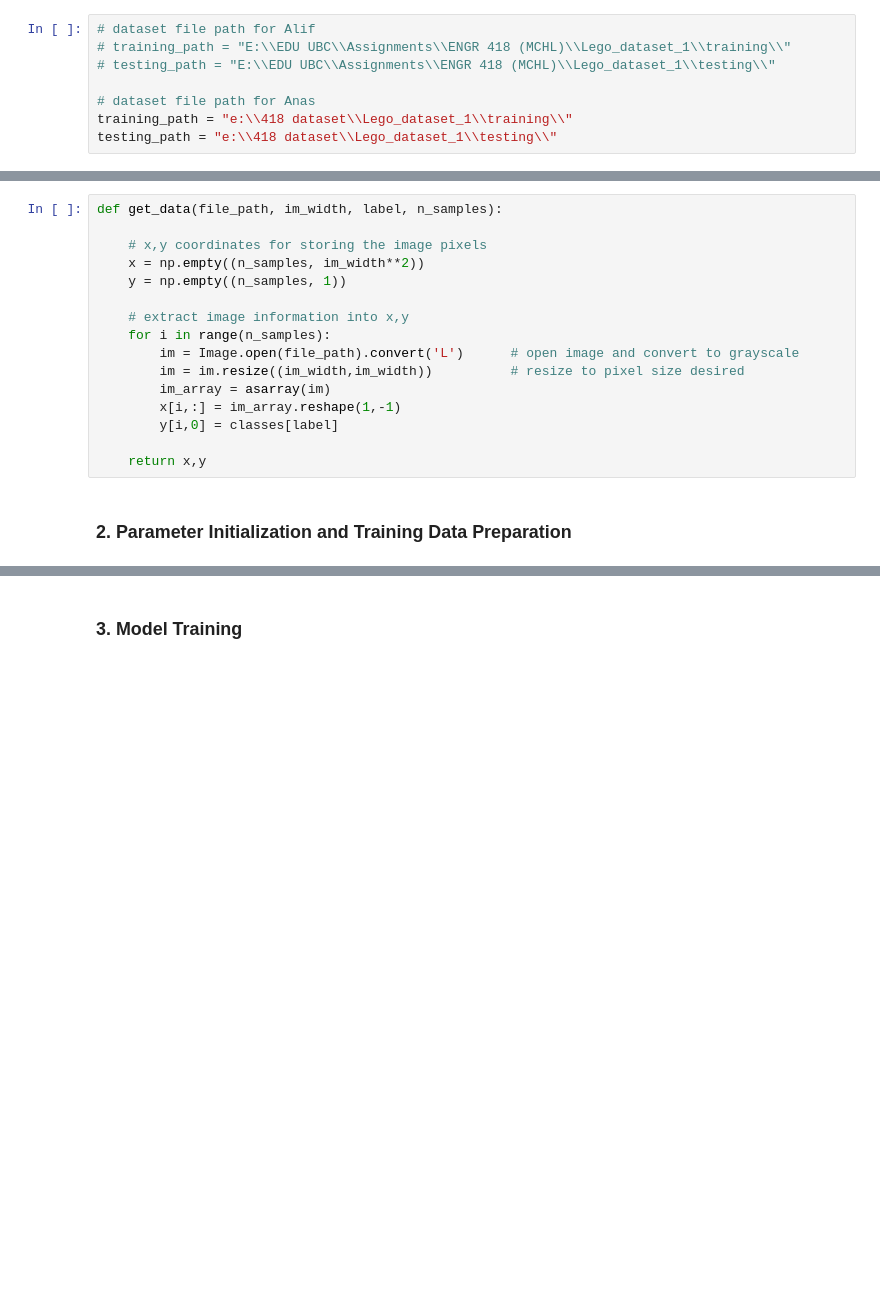
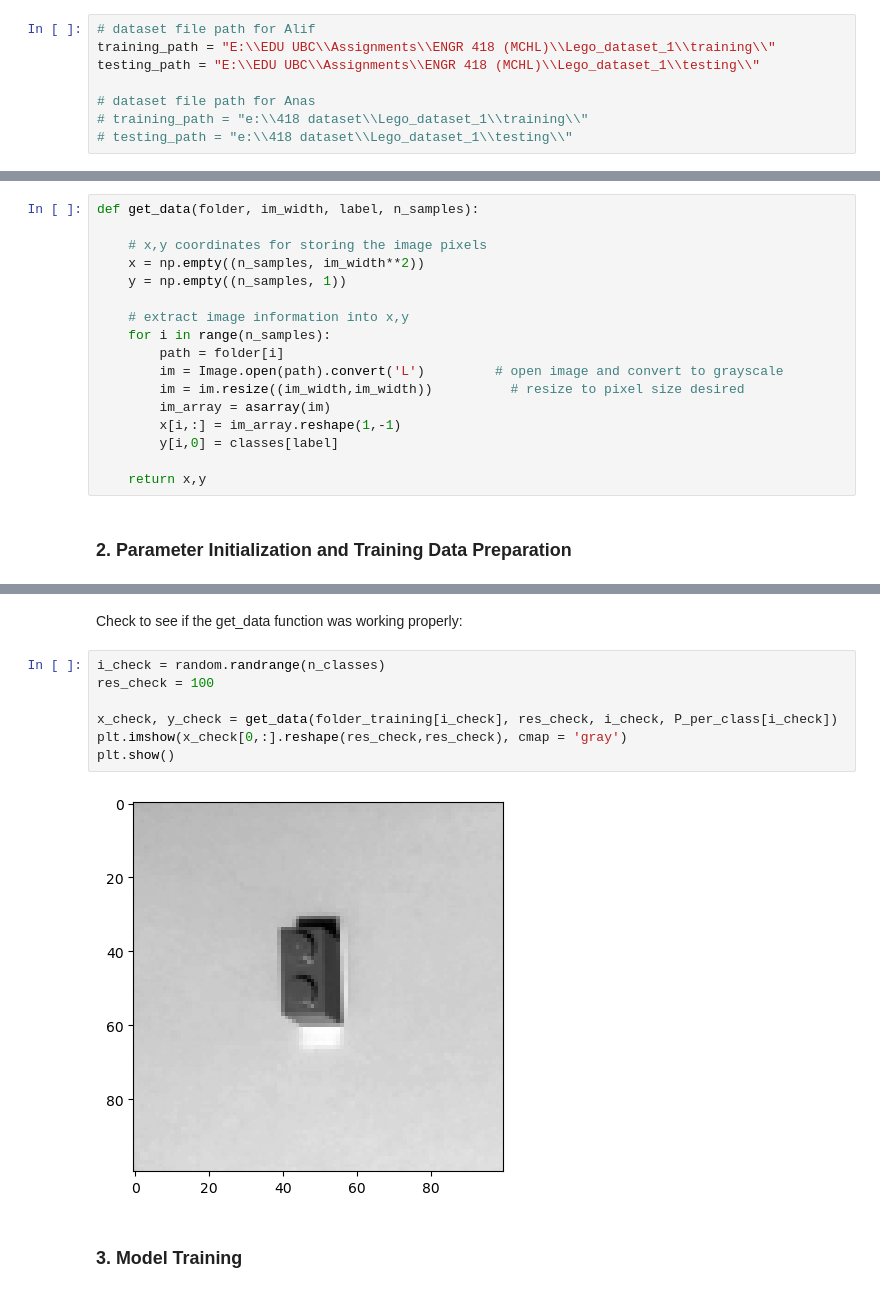
Before and after one commit to lemslemslems/engr418_project, a Jupyter notebook: Group_7_stage_1_code.ipynb, the cells around one changed output, grey strips where cells are left out. Drawn from its saved outputs; the diff is of its cells as text; blank space fills up the shorter version.

```diff
--- a/Group_7_stage_1_code.ipynb
+++ b/Group_7_stage_1_code.ipynb
@@ -26,12 +27,12 @@ from PIL import Image                                           # image processo
 User-defined Paths:
 # %%
 # dataset file path for Alif
-# training_path = "E:\\EDU UBC\\Assignments\\ENGR 418 (MCHL)\\Lego_dataset_1\\training\\"
-# testing_path = "E:\\EDU UBC\\Assignments\\ENGR 418 (MCHL)\\Lego_dataset_1\\testing\\"
+training_path = "E:\\EDU UBC\\Assignments\\ENGR 418 (MCHL)\\Lego_dataset_1\\training\\"
+testing_path = "E:\\EDU UBC\\Assignments\\ENGR 418 (MCHL)\\Lego_dataset_1\\testing\\"
 
 # dataset file path for Anas
-training_path = "e:\\418 dataset\\Lego_dataset_1\\training\\"
-testing_path = "e:\\418 dataset\\Lego_dataset_1\\testing\\"
+# training_path = "e:\\418 dataset\\Lego_dataset_1\\training\\"
+# testing_path = "e:\\418 dataset\\Lego_dataset_1\\testing\\"
 # %% [markdown]
 Assign arrays of training and testing by redirecting the arrays to the specified paths:
 # %%
@@ -87,7 +91,7 @@ for i in range(len(folder_testing)):
 # %% [markdown]
 Define a function "get_data" to retrieve information about the chosen images:
 # %%
-def get_data(file_path, im_width, label, n_samples):
+def get_data(folder, im_width, label, n_samples):
 
     # x,y coordinates for storing the image pixels
     x = np.empty((n_samples, im_width**2))
@@ -95,7 +99,8 @@ def get_data(file_path, im_width, label, n_samples):
 
     # extract image information into x,y
     for i in range(n_samples):
-        im = Image.open(file_path).convert('L')      # open image and convert to grayscale
+        path = folder[i]
+        im = Image.open(path).convert('L')         # open image and convert to grayscale
         im = im.resize((im_width,im_width))          # resize to pixel size desired
         im_array = asarray(im)
         x[i,:] = im_array.reshape(1,-1)
@@ -119,6 +123,17 @@ for i in range(n_classes):
 print(x_train.shape, y_train.shape)
 # %% [output]
 (144, 4096) (144, 1)
+# %% [markdown]
+Check to see if the get_data function was working properly:
+# %%
+i_check = random.randrange(n_classes)
+res_check = 100
+
+x_check, y_check = get_data(folder_training[i_check], res_check, i_check, P_per_class[i_check])
+plt.imshow(x_check[0,:].reshape(res_check,res_check), cmap = 'gray')
+plt.show()
+# %% [output]
+[figure, added]
 # %% [markdown]
 ### 3. Model Training
 # %%
```
Also changed, not shown: parts of 8 cells of this notebook.
